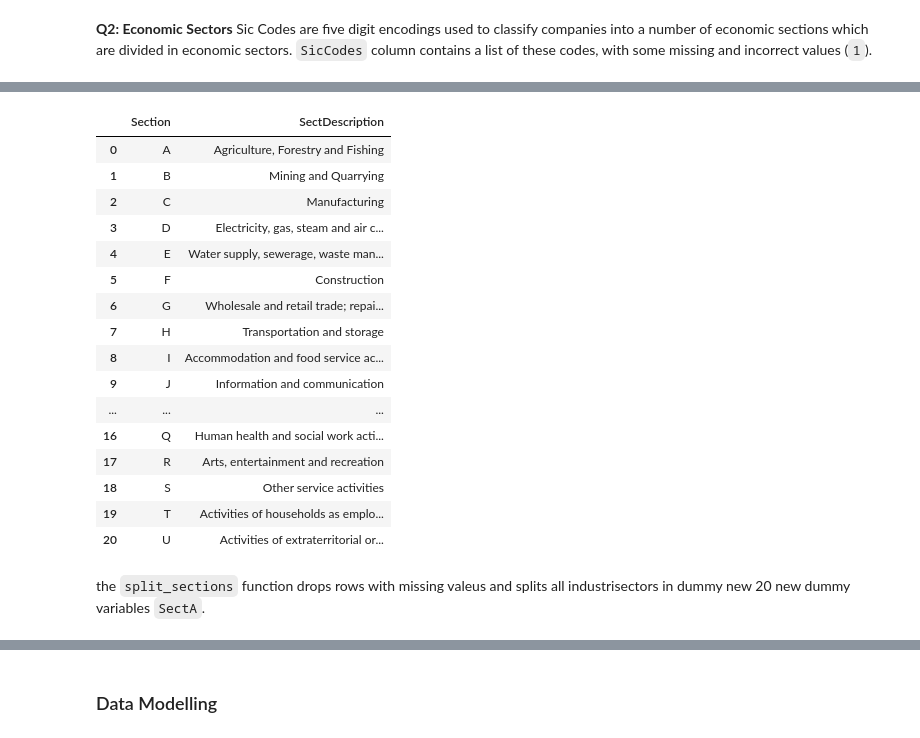
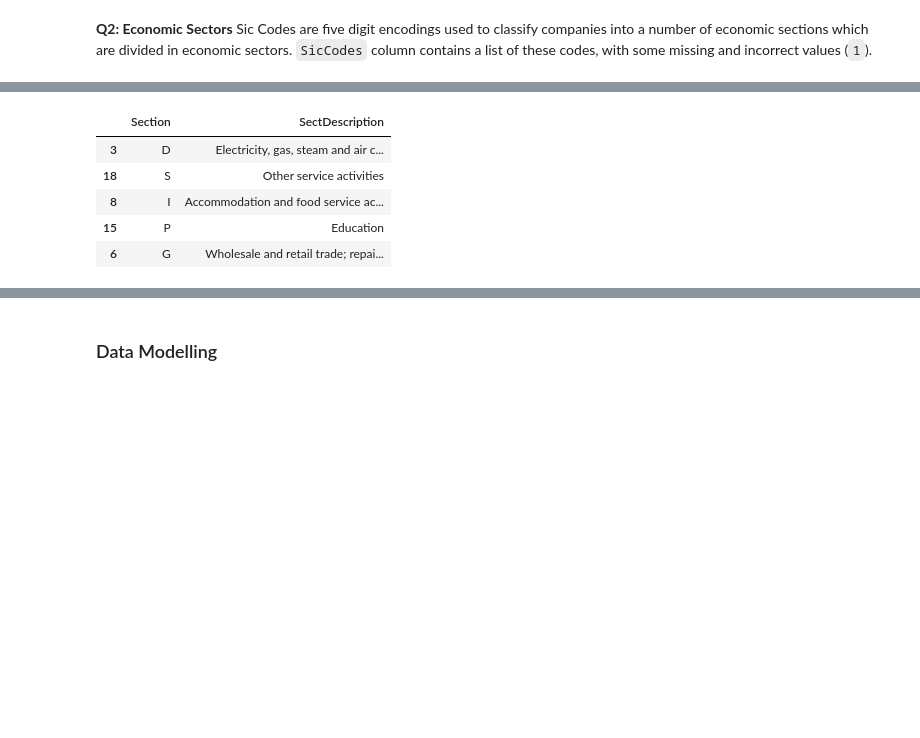
Before and after one commit to leanguardia/gender-pay-gap-uk, a Jupyter notebook: UK-Gender-Pay-Gap.ipynb, the cells around one changed output, grey strips where cells are left out. Cells and saved outputs as stored; diff of their text form; code cells hidden in the pictures; blank space fills up the shorter version.

```diff
--- a/UK-Gender-Pay-Gap.ipynb
+++ b/UK-Gender-Pay-Gap.ipynb
@@ -251,23 +257,10 @@ import sic_codes as sc
 # %%
-sections = sc.sections()
-sections
+sections = sc.sections() # Shows all 20 Industrial Sectors
+sections.sample(5)
 # %% [output]
 |  | Section | SectDescription |
-| 0 | A | Agriculture, Forestry and Fishing |
-| 1 | B | Mining and Quarrying |
-| 2 | C | Manufacturing |
 | 3 | D | Electricity, gas, steam and air c... |
-| 4 | E | Water supply, sewerage, waste man... |
-| 5 | F | Construction |
+| 18 | S | Other service activities |
+| 8 | I | Accommodation and food service ac... |
+| 15 | P | Education |
 | 6 | G | Wholesale and retail trade; repai... |
-| 7 | H | Transportation and storage |
-| 8 | I | Accommodation and food service ac... |
-| 9 | J | Information and communication |
-| ... | ... | ... |
-| 16 | Q | Human health and social work acti... |
-| 17 | R | Arts, entertainment and recreation |
-| 18 | S | Other service activities |
-| 19 | T | Activities of households as emplo... |
-| 20 | U | Activities of extraterritorial or... |
-# %% [markdown]
-the `split_sections` function drops rows with missing valeus and splits all industrisectors in dummy new 20 new dummy variables `SectA`.
```
Also changed, not shown: parts of 15 cells of this notebook, 1 other file.
